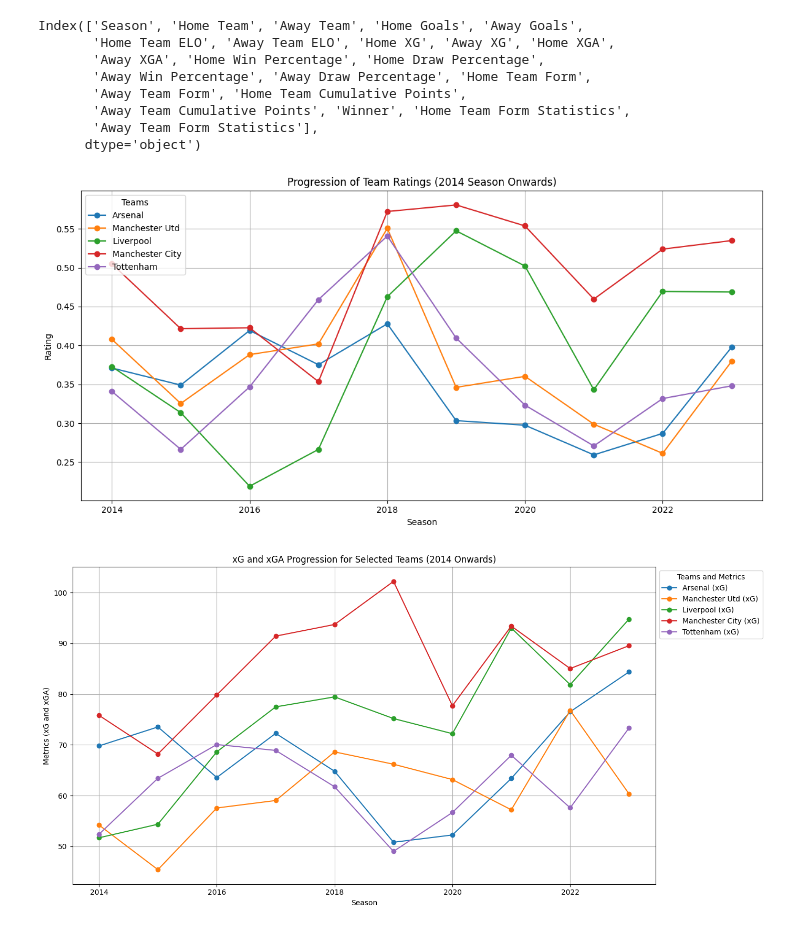
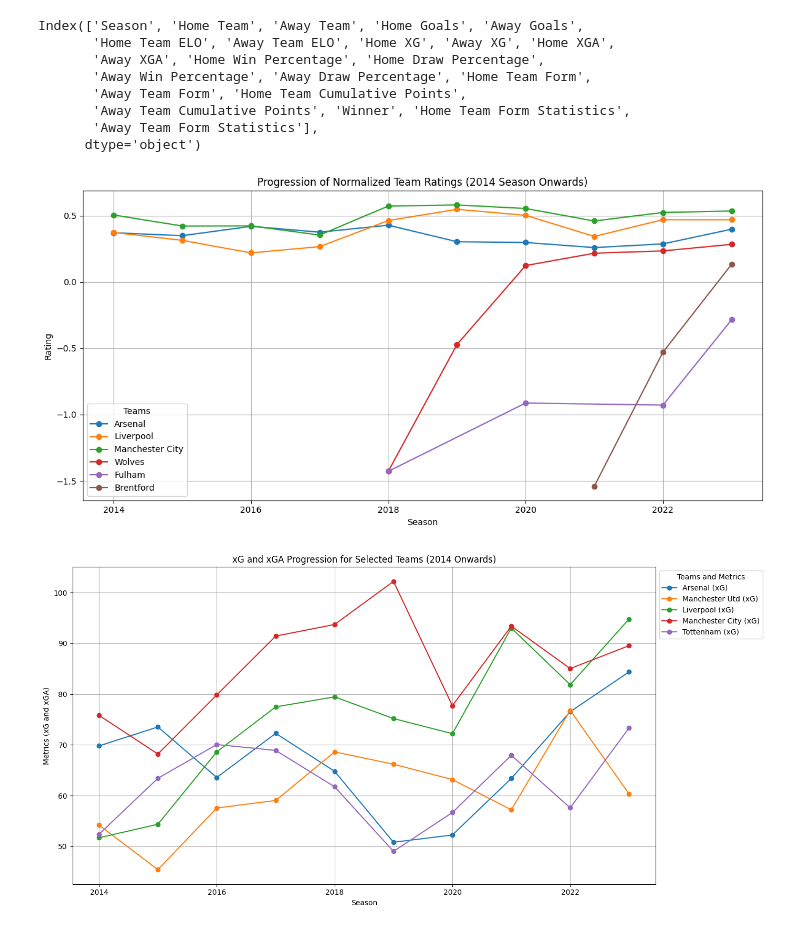
Before and after one commit to ML-Project-PremierInsights/ELO-Insights, a Jupyter notebook: EDA.ipynb, the cells around one changed output. Saved outputs shown, nothing was run; the diff lists cells and outputs as text; code cells hidden in the pictures.

Commit message:
team_ratings normalized eda

```diff
--- a/EDA.ipynb
+++ b/EDA.ipynb
@@ -21,35 +21,35 @@ Index(['Season', 'Home Team', 'Away Team', 'Home Goals', 'Away Goals',
 # %%
 team_ratings = pd.read_csv('Datasets/team_ratings_normalized.csv')
 
 # team_ratings.head()
 
-top_teams = ["Arsenal", "Manchester Utd", "Liverpool", "Manchester City","Tottenham"]
+top_teams = ["Arsenal","Liverpool", "Manchester City","Wolves","Fulham","Brentford"]
 
 # Filter the dataframe for the selected teams and seasons from 2014 onwards
 team_ratings['Season'] = team_ratings['Season'].str.split('-').str[0].astype(int)
 filtered_data = team_ratings[
     (team_ratings['Team'].isin(top_teams)) & (team_ratings['Season'] >= 2014)
 ]
 
 # Plot the progression of ratings
 plt.figure(figsize=(12, 6))
 
 for team in top_teams:
     team_data = filtered_data[filtered_data['Team'] == team]
     plt.plot(team_data['Season'], team_data['Rating'], marker='o', label=team)
 
 # Add labels, title, and legend
 plt.xlabel('Season')
 plt.ylabel('Rating')
-plt.title('Progression of Team Ratings (2014 Season Onwards)')
+plt.title('Progression of Normalized Team Ratings (2014 Season Onwards)')
 plt.legend(title="Teams")
 plt.grid(True)
 plt.tight_layout()
 
 # Show the plot
 plt.show()
 # %% [output]
-[figure, old version]
+[figure, new version]
 # %%
 # Read the data
 xg_df = pd.read_csv('Datasets/XG_team_features.csv')
```
